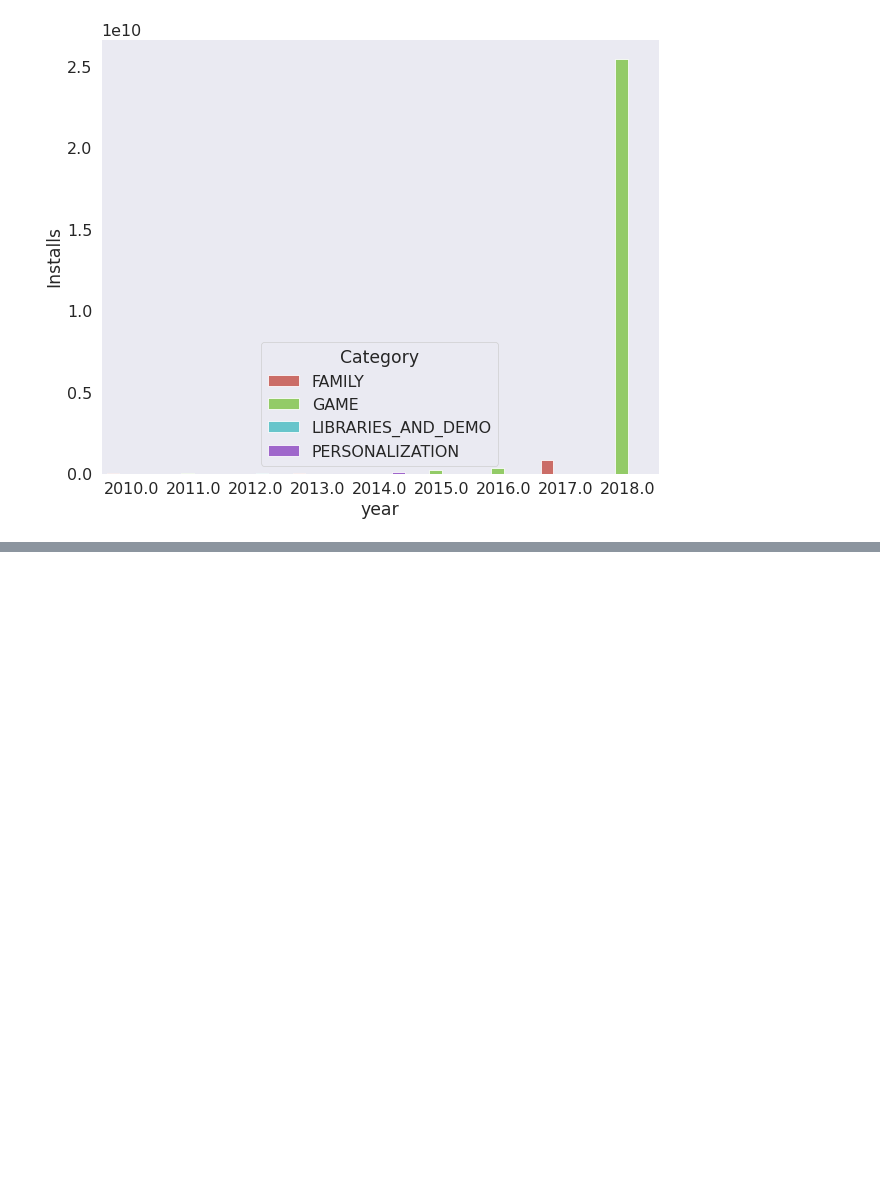
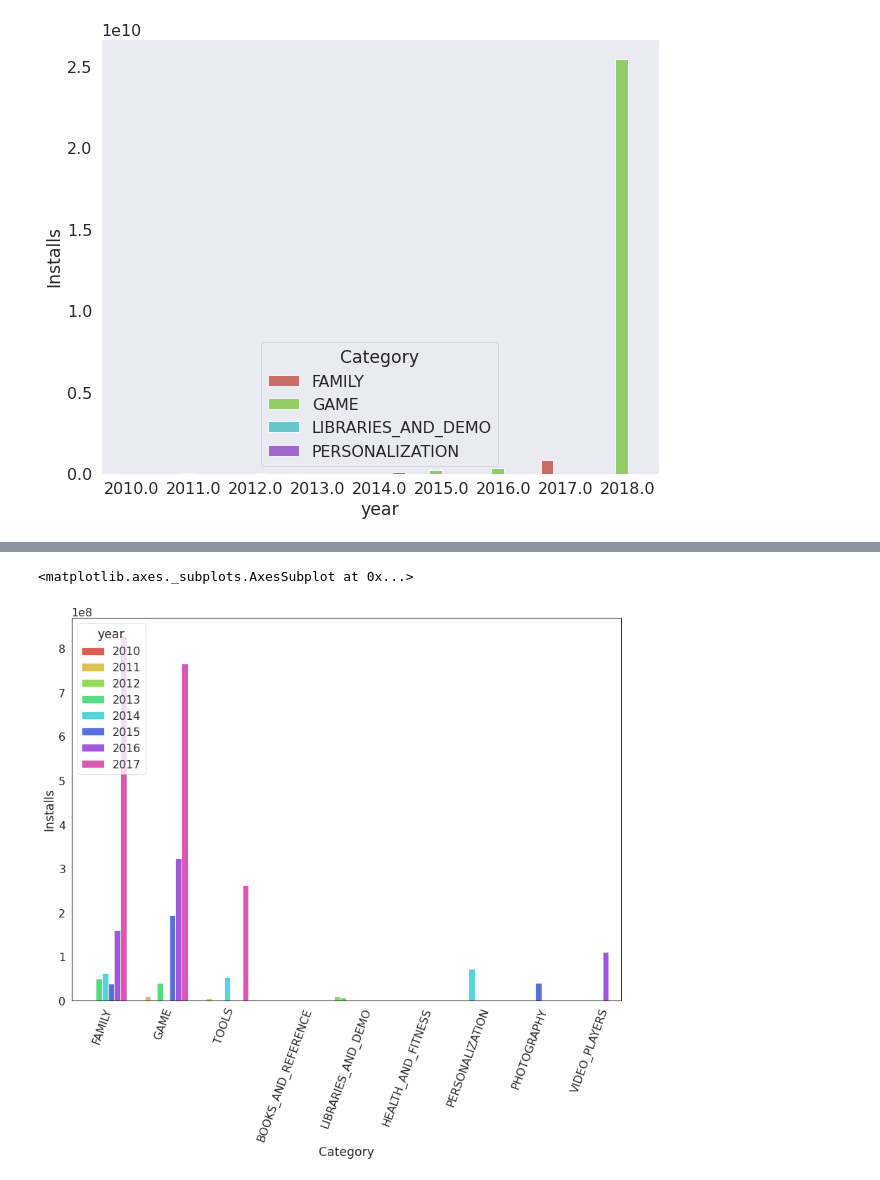
Before and after one commit to ashyaulla/Playstore-Data-Analysis, a Jupyter notebook: Playstore_Data_Analysis(Team_notebook).ipynb, the cells around one changed output, grey strips where cells are left out. Saved outputs shown, nothing was run; the diff lists cells and outputs as text; code cells hidden in the pictures; blank space fills up the shorter version.

```diff
--- a/Playstore_Data_Analysis(Team_notebook).ipynb
+++ b/Playstore_Data_Analysis(Team_notebook).ipynb
@@ -518,3 +496,19 @@ sns.barplot(x='year',y='Installs',hue='Category',data=max_installs,palette='hls'
 # %% [output]
 <matplotlib.axes._subplots.AxesSubplot at 0x...>
 [figure]
+# %%
+
+
+df=(PS_df.groupby(['year','Category'])['Installs'].sum().reset_index()).sort_values('Installs',ascending=False)
+year_list=list(set(df.year))
+max_installs=pd.DataFrame()
+sub_df=pd.DataFrame()
+installs_per_year=[]
+i=0
+for year_ in year_list:
+    if year_!=2018:
+      sub_df=((df[df['year']==year_].head(3)))
+      max_installs=max_installs.append(sub_df,ignore_index=True)
+# %%
+max_installs.sort_values(['year','Installs'],ascending=[True,False],inplace=True)
+max_installs
@@ -520,0 +533,8 @@ sns.barplot(x='year',y='Installs',hue='Category',data=max_installs,palette='hls'
+# %%
+sns.set_style('white')
+plt.figure(figsize=(14,10))
+plt.xticks(rotation=70)
+sns.barplot(x='Category',y='Installs',hue='year',data=max_installs,palette='hls',saturation=1)
+# %% [output]
+<matplotlib.axes._subplots.AxesSubplot at 0x...>
+[figure, added]
```
Also changed, not shown: parts of 54 cells of this notebook.
